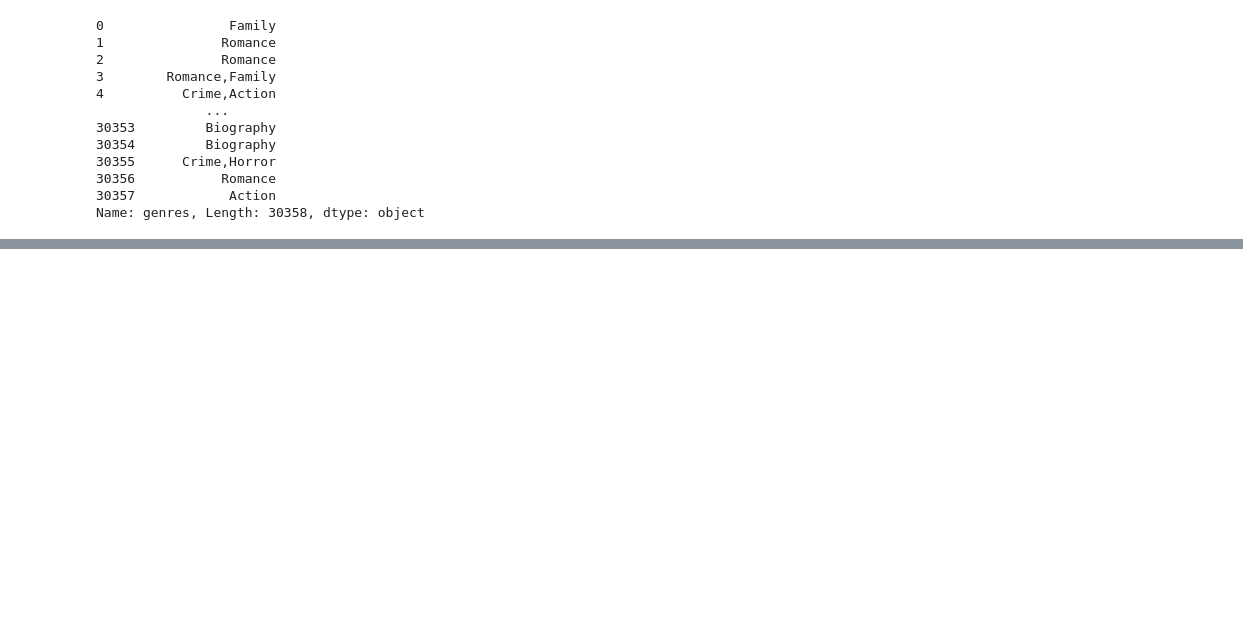
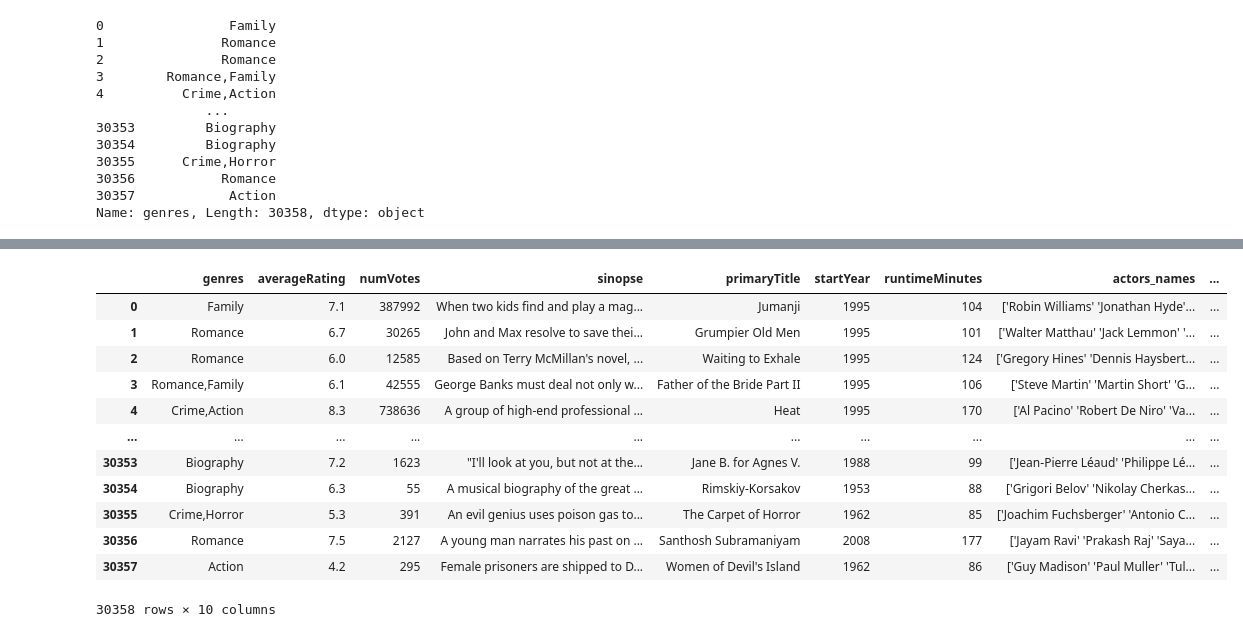
Before and after one commit to MiguelPim01/T1-Ciencia-de-Dados, a Jupyter notebook: main.ipynb, the cells around one changed output, grey strips where cells are left out. Drawn from its saved outputs; the diff is of its cells as text; code cells hidden in the pictures; blank space fills up the shorter version.

```diff
--- a/main.ipynb
+++ b/main.ipynb
@@ -254,0 +242,24 @@ df_reduced
+# %%
+from sklearn.cluster import KMeans
+
+kmeans = KMeans(n_clusters=73)
+kmeans.fit(X_REDUCED)
+y_kmeans = kmeans.predict(X_REDUCED)
+# %%
+kmeans_prediction_df = filmes_df
+kmeans_prediction_df["prediction"] = y_kmeans
+kmeans_prediction_df
+# %% [output]
+|  | genres | averageRating | numVotes | sinopse | primaryTitle | startYear | runtimeMinutes | actors_names | ... |
+| 0 | Family | 7.1 | 387992 | When two kids find and play a mag... | Jumanji | 1995 | 104 | ['Robin Williams' 'Jonathan Hyde'... | ... |
+| 1 | Romance | 6.7 | 30265 | John and Max resolve to save thei... | Grumpier Old Men | 1995 | 101 | ['Walter Matthau' 'Jack Lemmon' '... | ... |
+| 2 | Romance | 6.0 | 12585 | Based on Terry McMillan's novel, ... | Waiting to Exhale | 1995 | 124 | ['Gregory Hines' 'Dennis Haysbert... | ... |
+| 3 | Romance,Family | 6.1 | 42555 | George Banks must deal not only w... | Father of the Bride Part II | 1995 | 106 | ['Steve Martin' 'Martin Short' 'G... | ... |
+| 4 | Crime,Action | 8.3 | 738636 | A group of high-end professional ... | Heat | 1995 | 170 | ['Al Pacino' 'Robert De Niro' 'Va... | ... |
+| ... | ... | ... | ... | ... | ... | ... | ... | ... | ... |
+| 30353 | Biography | 7.2 | 1623 | "I'll look at you, but not at the... | Jane B. for Agnes V. | 1988 | 99 | ['Jean-Pierre Léaud' 'Philippe Lé... | ... |
+| 30354 | Biography | 6.3 | 55 | A musical biography of the great ... | Rimskiy-Korsakov | 1953 | 88 | ['Grigori Belov' 'Nikolay Cherkas... | ... |
+| 30355 | Crime,Horror | 5.3 | 391 | An evil genius uses poison gas to... | The Carpet of Horror | 1962 | 85 | ['Joachim Fuchsberger' 'Antonio C... | ... |
+| 30356 | Romance | 7.5 | 2127 | A young man narrates his past on ... | Santhosh Subramaniyam | 2008 | 177 | ['Jayam Ravi' 'Prakash Raj' 'Saya... | ... |
+| 30357 | Action | 4.2 | 295 | Female prisoners are shipped to D... | Women of Devil's Island | 1962 | 86 | ['Guy Madison' 'Paul Muller' 'Tul... | ... |
+30358 rows × 10 columns
```
Also changed, not shown: parts of 10 cells of this notebook.
